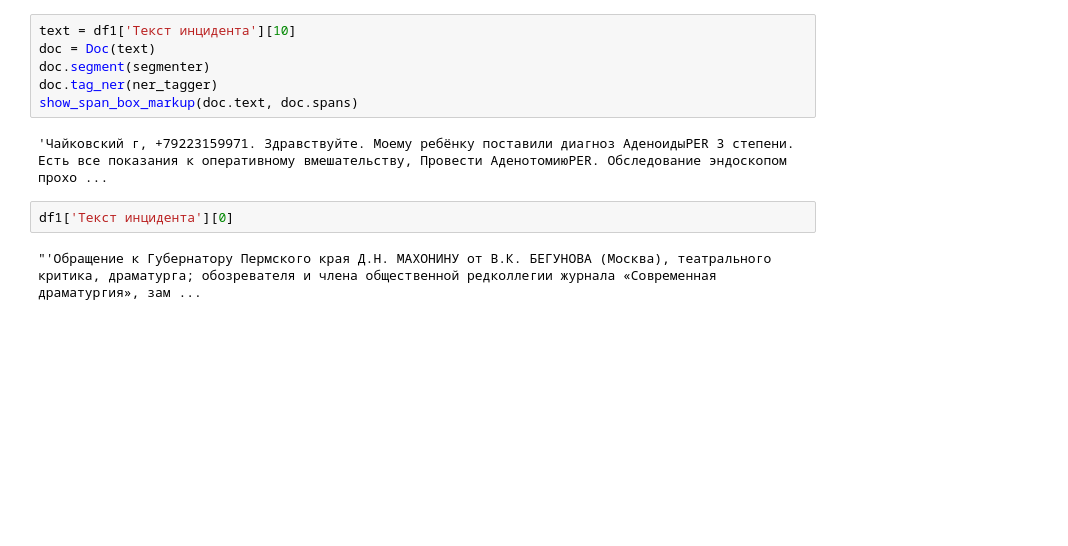
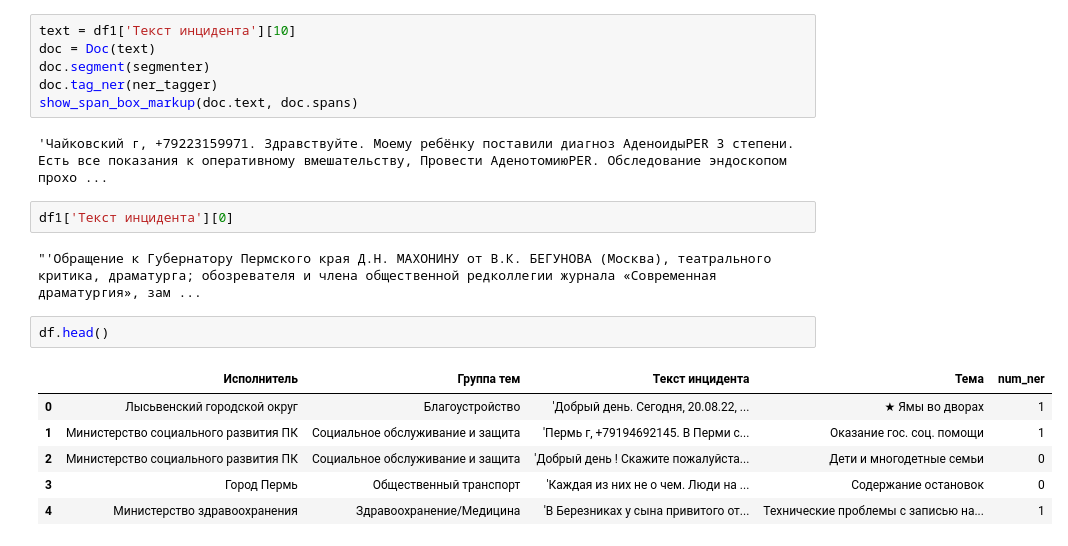
Before and after one commit to denis-gordeev/citizen-requests, a Jupyter notebook: test_ml/ner_test.ipynb, the cells around one changed output. Saved outputs shown, nothing was run; the diff lists cells and outputs as text; blank space fills up the shorter version.

```diff
--- a/test_ml/ner_test.ipynb
+++ b/test_ml/ner_test.ipynb
@@ -298,3 +332,12 @@ show_span_box_markup(doc.text, doc.spans)
 df1['Текст инцидента'][0]
 # %% [output]
 "'Обращение к Губернатору Пермского края Д.Н. МАХОНИНУ от В.К. БЕГУНОВА (Москва), театрального критика, драматурга; обозревателя и члена общественной редколлегии журнала «Современная драматургия», зам ...
+# %%
+df.head()
+# %% [output]
+|  | Исполнитель | Группа тем | Текст инцидента | Тема | num_ner |
+| 0 | Лысьвенский городской округ | Благоустройство | 'Добрый день. Сегодня, 20.08.22, ... | ★ Ямы во дворах | 1 |
+| 1 | Министерство социального развития ПК | Социальное обслуживание и защита | 'Пермь г, +79194692145. В Перми с... | Оказание гос. соц. помощи | 1 |
+| 2 | Министерство социального развития ПК | Социальное обслуживание и защита | 'Добрый день ! Скажите пожалуйста... | Дети и многодетные семьи | 0 |
+| 3 | Город Пермь | Общественный транспорт | 'Каждая из них не о чем. Люди на ... | Содержание остановок | 0 |
+| 4 | Министерство здравоохранения | Здравоохранение/Медицина | 'В Березниках у сына привитого от... | Технические проблемы с записью на... | 1 |
```
Also changed, not shown: parts of 4 cells of this notebook, 4 other files.
